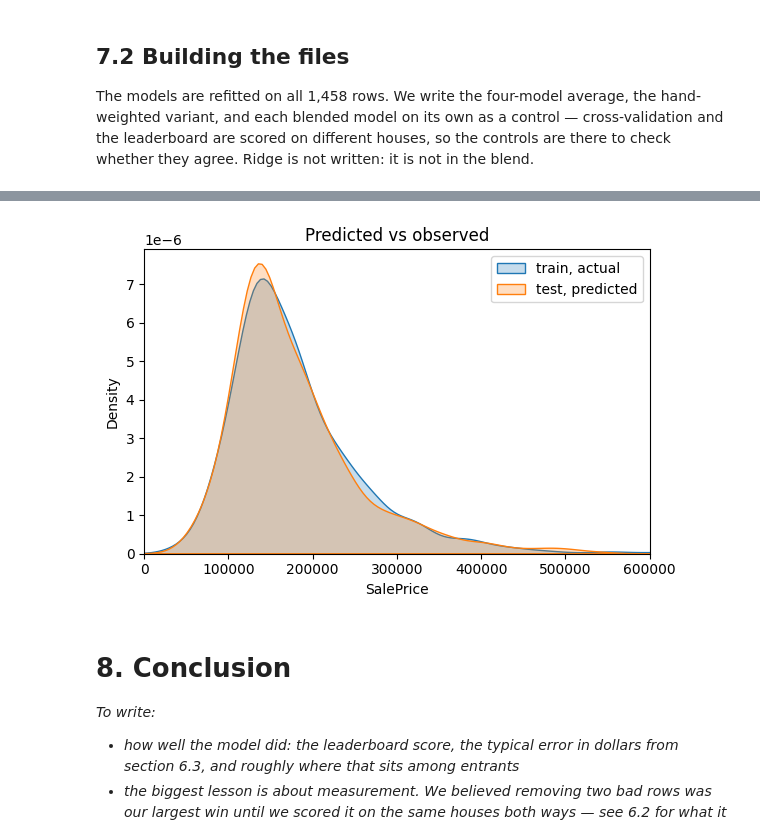
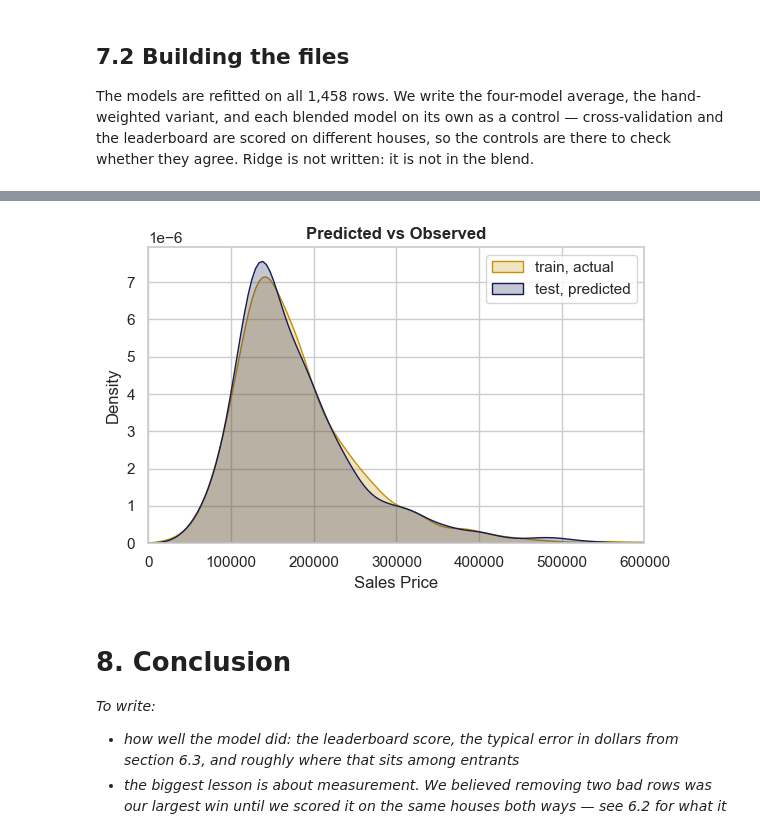
Before and after one commit to siddharthyashkukreja-cloud/smu_programming_group, a Jupyter notebook: ACCT682_Housing_prices.ipynb, the cells around one changed output, grey strips where cells are left out. Cells and saved outputs as stored; diff of their text form; code cells hidden in the pictures.

```diff
--- a/ACCT682_Housing_prices.ipynb
+++ b/ACCT682_Housing_prices.ipynb
@@ -825,12 +878,12 @@ pd.DataFrame([{"file": n, "cv_rmse": score} for n, _, score in files]).round(4)
 # %%
 # sanity check: predicted prices should look like the prices we trained on
 plt.figure(figsize=(6, 4))
-sns.kdeplot(np.exp(y), label="train, actual", fill=True)
-sns.kdeplot(np.exp(blend), label="test, predicted", fill=True)
-plt.xlim(0, 600000); plt.xlabel("SalePrice"); plt.legend()
-plt.title("Predicted vs observed"); plt.tight_layout()
+sns.kdeplot(np.exp(y), label="train, actual", color="#C69200",fill=True)
+sns.kdeplot(np.exp(blend), label="test, predicted",color="#151C55", fill=True)
+plt.xlim(0, 600000); plt.xlabel("Sales Price"); plt.legend()
+plt.title("Predicted vs Observed", fontweight="bold", fontsize=12); plt.tight_layout()
 # %% [output]
-[figure, old version]
+[figure, new version]
 # %% [markdown]
 # 8. Conclusion
 
```
Also changed, not shown: parts of 13 cells of this notebook, 7 other files.
